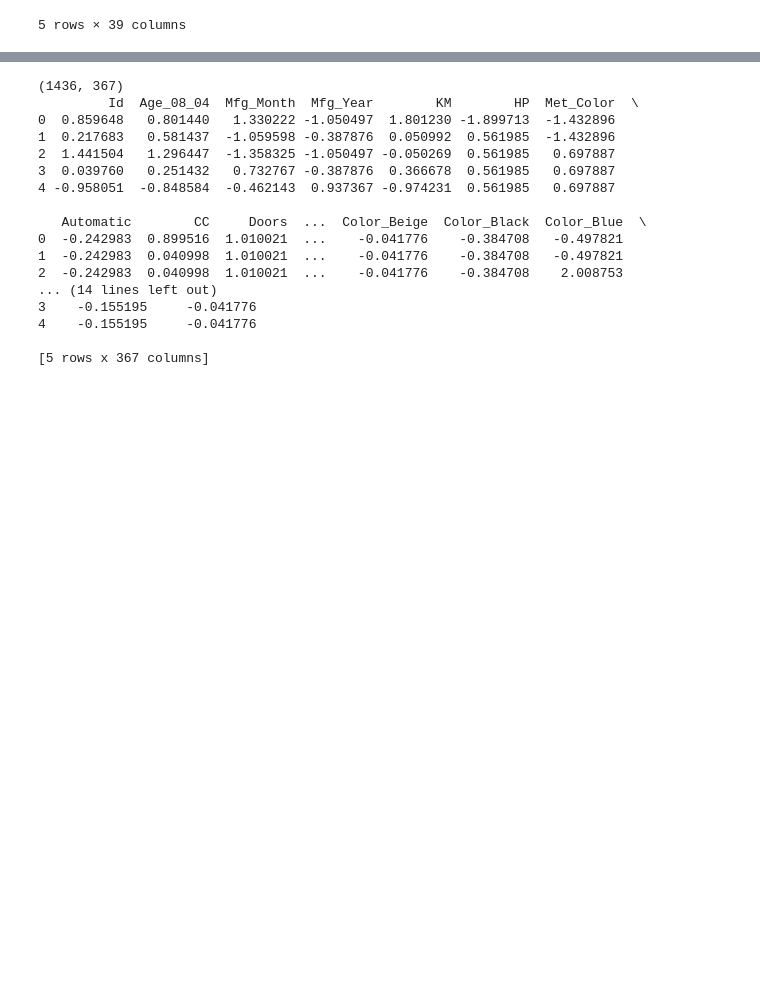
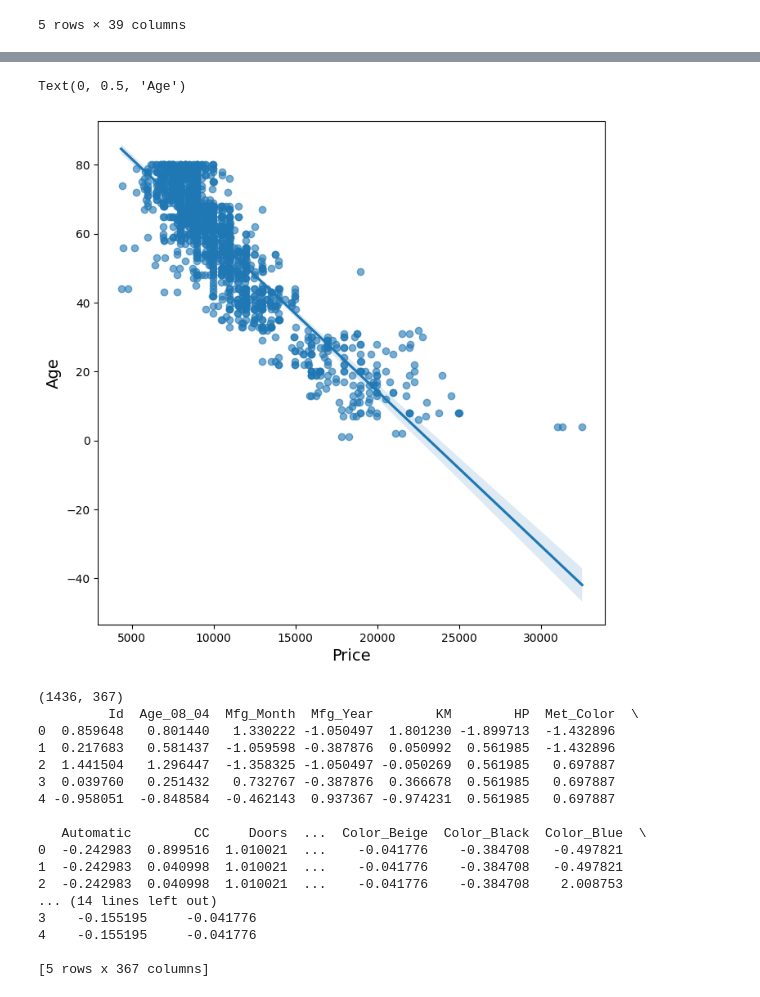
Before and after one commit to SYaroslav0/ml-yara-homework, a Jupyter notebook: hw04/04_homework.ipynb, the cells around one changed output, grey strips where cells are left out. Saved outputs shown, nothing was run; the diff lists cells and outputs as text; code cells hidden in the pictures; blank space fills up the shorter version.

```diff
--- a/hw04/04_homework.ipynb
+++ b/hw04/04_homework.ipynb
@@ -116,3 +114,11 @@ Tow_Bar                  0.140753           0.026210  1.000000
+# %%
+f, axes = plt.subplots(figsize=(8, 8))
+sns.regplot(x='Price', y='Age_08_04', data=df, scatter_kws={'alpha':0.6})
+axes.set_xlabel('Price', fontsize=14)
+axes.set_ylabel('Age', fontsize=14)
+# %% [output]
+Text(0, 0.5, 'Age')
+[figure, added]
 # %%
 
 
```
Also changed, not shown: parts of 3 cells of this notebook.
